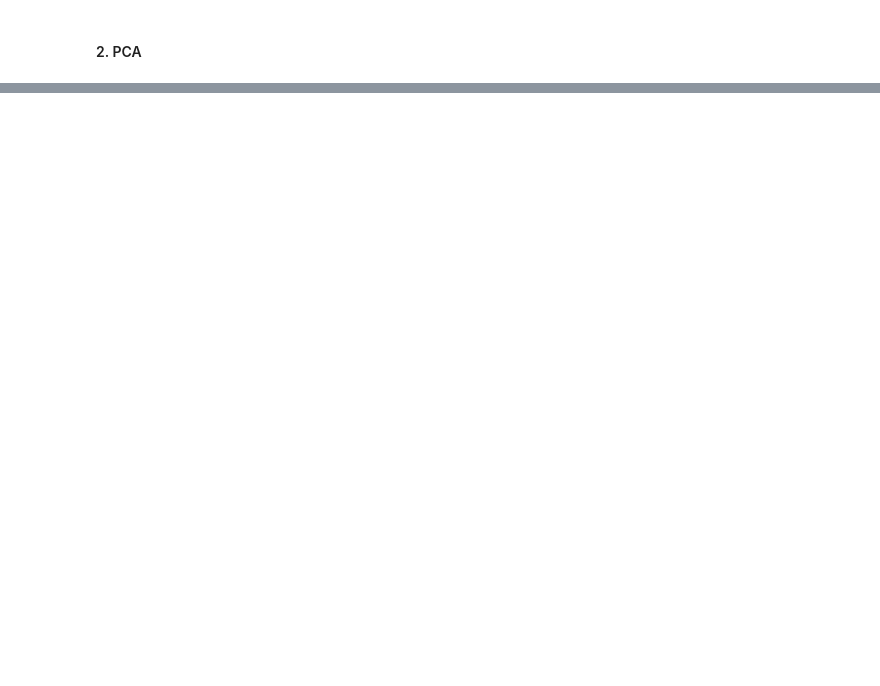
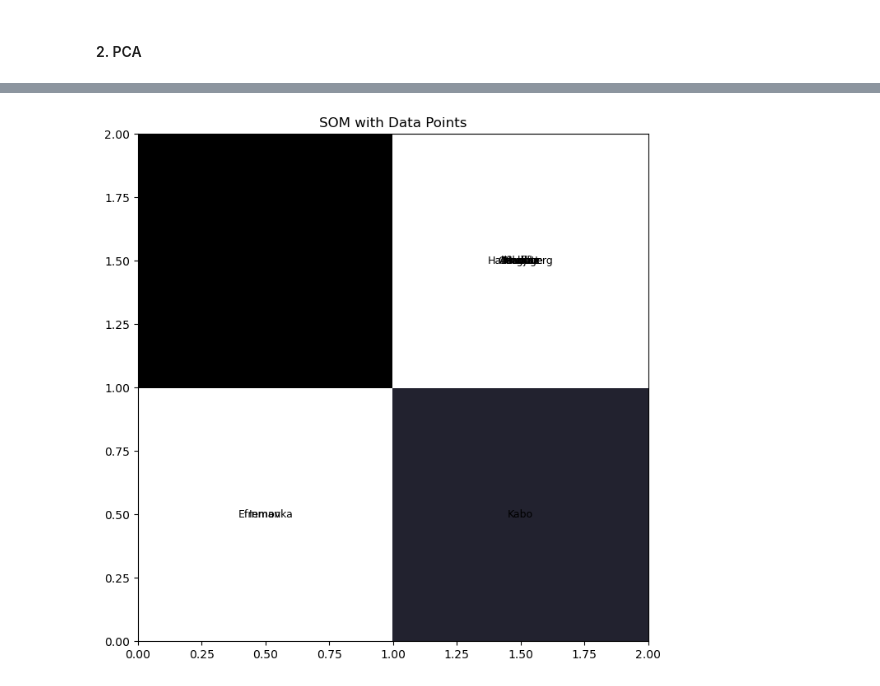
Before and after one commit to AntonWangDTU/coda_exam, a Jupyter notebook: src/clustering.ipynb, the cells around one changed output, grey strips where cells are left out. Cells and saved outputs as stored; diff of their text form; code cells hidden in the pictures; blank space fills up the shorter version.

```diff
--- a/src/clustering.ipynb
+++ b/src/clustering.ipynb
@@ -61,0 +119,90 @@ mypca = coda.pca.Biplot(data.iloc[:, 2:], axis=ax1, default=False)
+# %%
+import numpy as np
+import pandas as pd
+import matplotlib.pyplot as plt
+from minisom import MiniSom
+from collections import defaultdict
+from sklearn.cluster import KMeans
+
+# --------------------
+# Step 1: Select label + numerical columns, apply CLR
+# --------------------
+
+# Select label columns
+label_data = data.iloc[:, :2]
+
+# Select numerical (compositional) columns
+numerical_data = data.iloc[:, 2:]
+
+# Apply CLR transform on numerical part
+clr_data = numerical_data.coda.clr()
+
+# Combine labels and transformed data
+combined_data = pd.concat([label_data, clr_data], axis=1)
+
+# Extract just the clr-transformed numerical part for SOM
+som_input = clr_data.values  # shape (n_samples, n_features)
+
+# --------------------
+# Step 2: Define and train SOM
+# --------------------
+
+som_x, som_y = 2, 2  # grid size
+som = MiniSom(x=som_x, y=som_y, input_len=som_input.shape[1], sigma=1.0, learning_rate=0.5)
+
+som.random_weights_init(som_input)
+som.train_random(som_input, num_iteration=1000)
+
+# --------------------
+# Step 3: Visualize initial SOM with labels
+# --------------------
+
+labels = label_data.iloc[:, 0]  # first label column
+
+plt.figure(figsize=(8, 8))
+plt.pcolor(som.distance_map().T, cmap='bone_r')  # background U-matrix
+
+# Plot each data point
+for i, x in enumerate(som_input):
+    w = som.winner(x)
+    plt.plot(w[0] + 0.5, w[1] + 0.5, markerfacecolor='None',
+             markersize=12, markeredgewidth=2)
+    plt.text(w[0] + 0.5, w[1] + 0.5, str(labels.iloc[i]),
+             fontsize=9, ha='center', va='center')
+
+plt.title('SOM with Data Points')
+plt.show()
+
+# --------------------
+# Step 4: Extract SOM node clusters (basic)
+# --------------------
+
+# Get winner nodes (convert each to tuple)
+winners = np.array([som.winner(x) for x in som_input])
+winners_as_tuples = [tuple(w) for w in winners]
+
+# Group indices by SOM node
+cluster_map = defaultdict(list)
+for idx, node in enumerate(winners_as_tuples):
+    cluster_map[node].append(idx)
+
+# Assign unique cluster IDs based on SOM nodes
+unique_nodes = list(set(winners_as_tuples))
+node_to_cluster = {node: i for i, node in enumerate(unique_nodes)}
+basic_cluster_labels = np.array([node_to_cluster[node] for node in winners_as_tuples])
+
+print(f"Number of unique SOM node clusters: {len(unique_nodes)}")
+
+
+# --------------------
+# Step 6: Add cluster labels to DataFrame
+# --------------------
+
+# Create a copy of the combined data with labels + clr
+clustered_data = combined_data.copy()
+clustered_data['SOM_NodeCluster'] = basic_cluster_labels
+
+print("\nClustered data (first few rows):")
+print(clustered_data.head())
+# %% [output]
+[figure, added]
```
Also changed, not shown: parts of 7 cells of this notebook, 2 other files.
